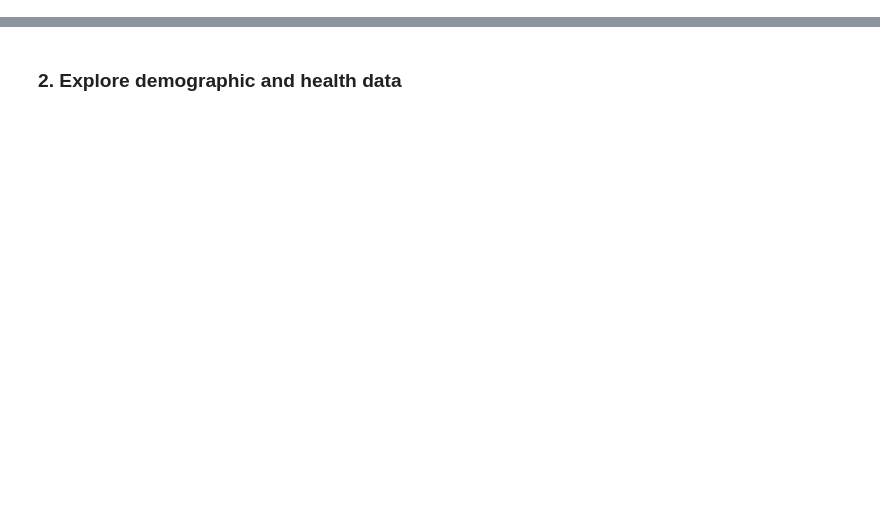
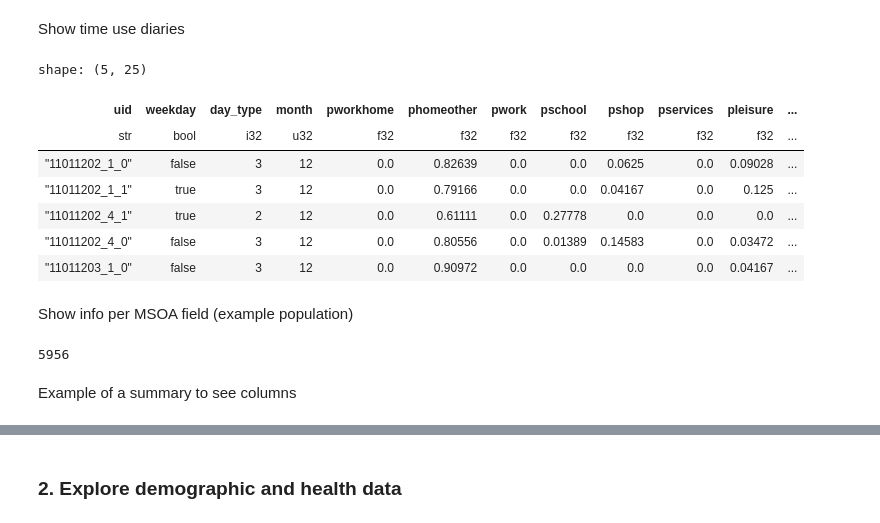
Before and after one commit to alan-turing-institute/uatk-spc, a Jupyter notebook: python/examples/spc_reader_exploratory.ipynb, the cells around one changed output, grey strips where cells are left out. Cells and saved outputs as stored; diff of their text form; code cells hidden in the pictures; blank space fills up the shorter version.

```diff
--- a/python/examples/spc_reader_exploratory.ipynb
+++ b/python/examples/spc_reader_exploratory.ipynb
@@ -46,0 +85,21 @@ shape: (2_788_624, 5)
+# %% [markdown]
+Show time use diaries
+# %%
+spc.time_use_diaries.head()
+# %% [output]
+shape: (5, 25)
+| uid | weekday | day_type | month | pworkhome | phomeother | pwork | pschool | pshop | pservices | pleisure | ... |
+| str | bool | i32 | u32 | f32 | f32 | f32 | f32 | f32 | f32 | f32 | ... |
+| "11011202_1_0" | false | 3 | 12 | 0.0 | 0.82639 | 0.0 | 0.0 | 0.0625 | 0.0 | 0.09028 | ... |
+| "11011202_1_1" | true | 3 | 12 | 0.0 | 0.79166 | 0.0 | 0.0 | 0.04167 | 0.0 | 0.125 | ... |
+| "11011202_4_1" | true | 2 | 12 | 0.0 | 0.61111 | 0.0 | 0.27778 | 0.0 | 0.0 | 0.0 | ... |
+| "11011202_4_0" | false | 3 | 12 | 0.0 | 0.80556 | 0.0 | 0.01389 | 0.14583 | 0.0 | 0.03472 | ... |
+| "11011203_1_0" | false | 3 | 12 | 0.0 | 0.90972 | 0.0 | 0.0 | 0.0 | 0.0 | 0.04167 | ... |
+# %% [markdown]
+Show info per MSOA field (example population)
+# %%
+spc.info_per_msoa[list(spc.info_per_msoa.keys())[0]]["population"]
+# %% [output]
+5956
+# %% [markdown]
+Example of a summary to see columns
```
Also changed, not shown: parts of 48 cells of this notebook, 1 other file.
